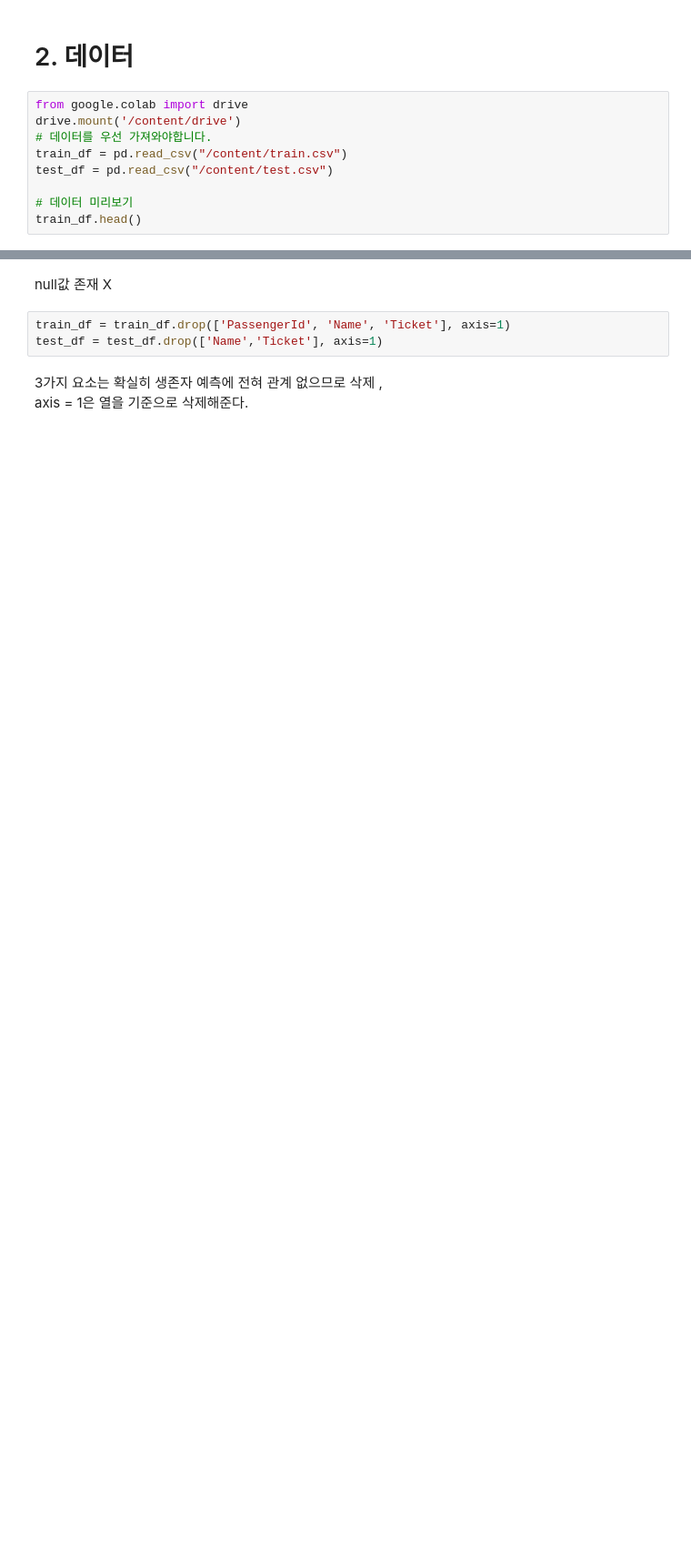
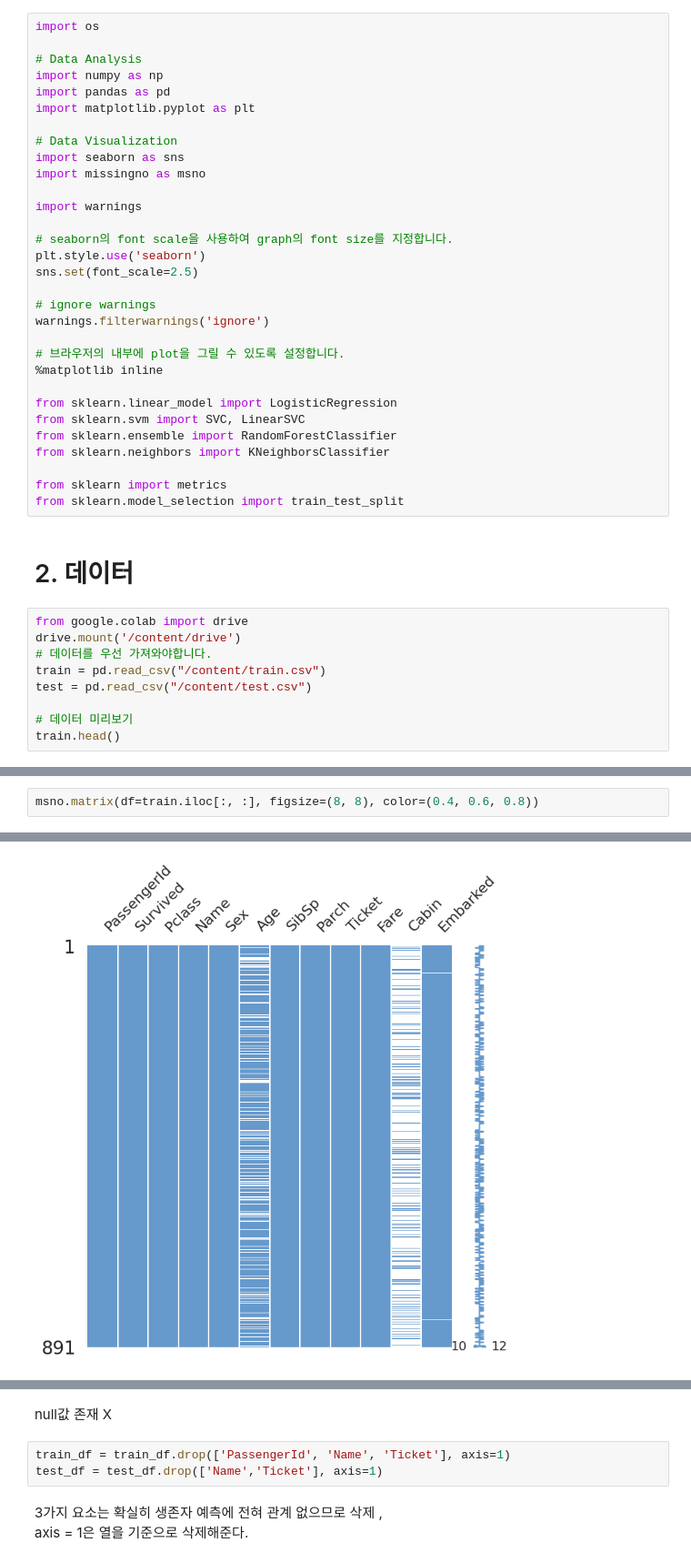
Before and after one commit to jhkang0516/Mogakso, a Jupyter notebook: 타이타닉.ipynb, the cells around one changed output, grey strips where cells are left out. Shown at 91% size. Drawn from its saved outputs; the diff is of its cells as text; blank space fills up the shorter version.

```diff
--- a/타이타닉.ipynb
+++ b/타이타닉.ipynb
@@ -26,14 +5,45 @@ from sklearn.neighbors import KNeighborsClassifier
+# %%
+import os
+
+# Data Analysis
+import numpy as np
+import pandas as pd
+import matplotlib.pyplot as plt
+
+# Data Visualization
+import seaborn as sns
+import missingno as msno
+
+import warnings
+
+# seaborn의 font scale을 사용하여 graph의 font size를 지정합니다.
+plt.style.use('seaborn')
+sns.set(font_scale=2.5)
+
+# ignore warnings
+warnings.filterwarnings('ignore')
+
+# 브라우저의 내부에 plot을 그릴 수 있도록 설정합니다.
+%matplotlib inline
+
+from sklearn.linear_model import LogisticRegression
+from sklearn.svm import SVC, LinearSVC
+from sklearn.ensemble import RandomForestClassifier
+from sklearn.neighbors import KNeighborsClassifier
+
+from sklearn import metrics
+from sklearn.model_selection import train_test_split
 # %% [markdown]
 # 2. 데이터
 # %%
 from google.colab import drive
 drive.mount('/content/drive')
 # 데이터를 우선 가져와야합니다.
-train_df = pd.read_csv("/content/train.csv")
-test_df = pd.read_csv("/content/test.csv")
+train = pd.read_csv("/content/train.csv")
+test = pd.read_csv("/content/test.csv")
 
 # 데이터 미리보기
-train_df.head()
+train.head()
 # %% [output]
 Drive already mounted at /content/drive; to attempt to forcibly remount, call drive.mount("/content/drive", force_remount=True).
 |  | PassengerId | Survived | Pclass | Name | Sex | Age | SibSp | Parch | Ticket | Fare | ... |
@@ -66,0 +81,3 @@ memory usage: 36.0+ KB
+# %%
+msno.matrix(df=train.iloc[:, :], figsize=(8, 8), color=(0.4, 0.6, 0.8))
+# %% [output]
@@ -66,0 +85 @@ memory usage: 36.0+ KB
+[figure, added]
```
Also changed, not shown: parts of 6 cells of this notebook.
